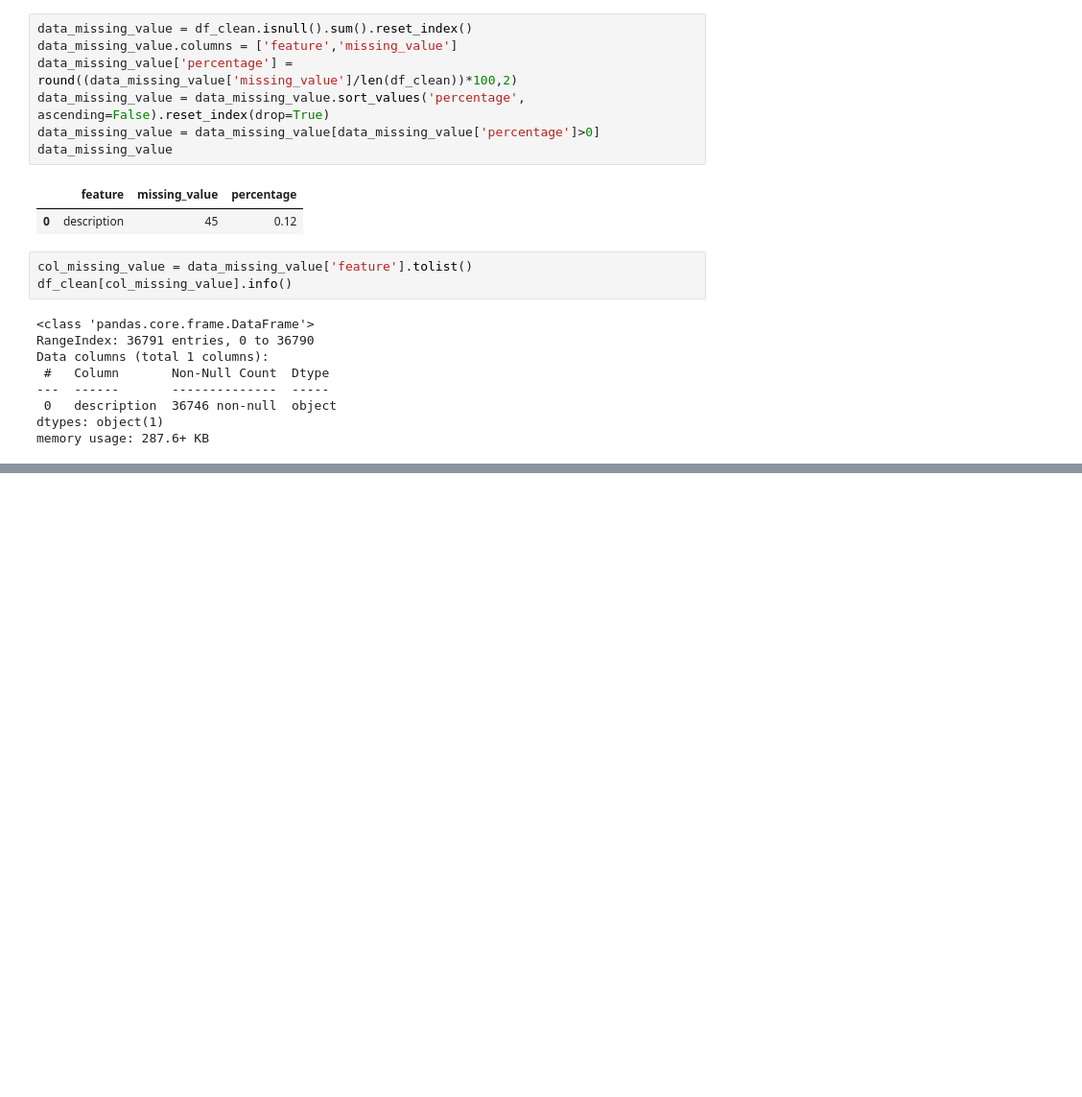
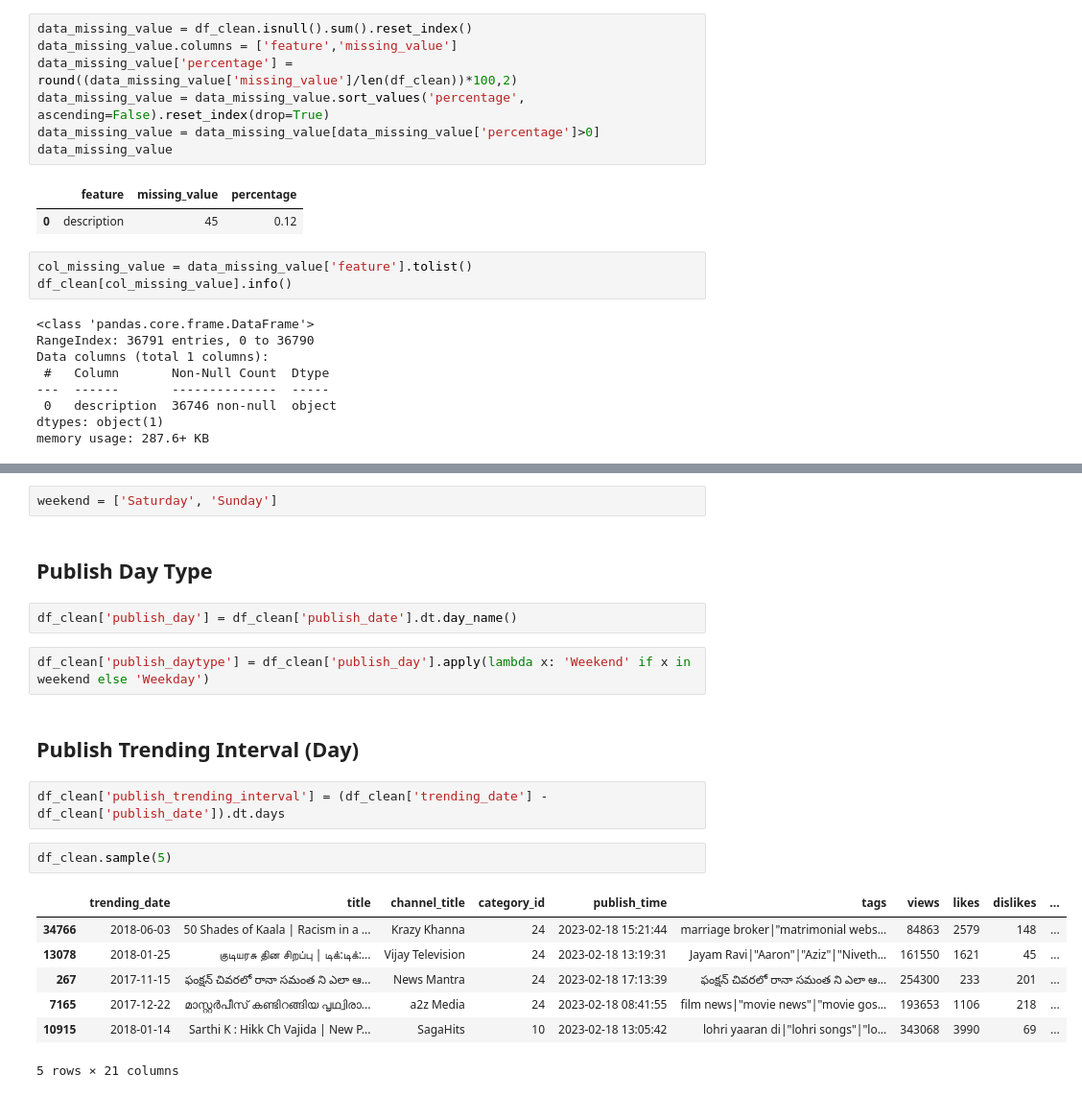
Before and after one commit to dinalnaveen/Analyse-the-relationship-between-metrics-of-YouTube-based-on-YouTube-analytics-by-applying-the-machi, a Jupyter notebook: YouTube Video Views Prediction.ipynb, the cells around one changed output, grey strips where cells are left out. Shown: that part at 96% size. Cells and saved outputs as stored; diff of their text form; blank space fills up the shorter version.

```diff
--- a/YouTube Video Views Prediction.ipynb
+++ b/YouTube Video Views Prediction.ipynb
@@ -180,0 +241,22 @@ memory usage: 287.6+ KB
+# %%
+weekend = ['Saturday', 'Sunday']
+# %% [markdown]
+## Publish Day Type
+# %%
+df_clean['publish_day'] = df_clean['publish_date'].dt.day_name()
+# %%
+df_clean['publish_daytype'] = df_clean['publish_day'].apply(lambda x: 'Weekend' if x in weekend else 'Weekday')
+# %% [markdown]
+## Publish Trending Interval (Day)
+# %%
+df_clean['publish_trending_interval'] = (df_clean['trending_date'] - df_clean['publish_date']).dt.days
+# %%
+df_clean.sample(5)
+# %% [output]
+|  | trending_date | title | channel_title | category_id | publish_time | tags | views | likes | dislikes | ... |
+| 34766 | 2018-06-03 | 50 Shades of Kaala | Racism in a ... | Krazy Khanna | 24 | 2023-02-18 15:21:44 | marriage broker|"matrimonial webs... | 84863 | 2579 | 148 | ... |
+| 13078 | 2018-01-25 | குடியரசு தின சிறப்பு | டிக்:டிக்:... | Vijay Television | 24 | 2023-02-18 13:19:31 | Jayam Ravi|"Aaron"|"Aziz"|"Niveth... | 161550 | 1621 | 45 | ... |
+| 267 | 2017-11-15 | ఫంక్షన్ చివరలో రానా సమంత ని ఎలా ఆ... | News Mantra | 24 | 2023-02-18 17:13:39 | ఫంక్షన్ చివరలో రానా సమంత ని ఎలా ఆ... | 254300 | 233 | 201 | ... |
+| 7165 | 2017-12-22 | മാസ്റ്റർപീസ് കണ്ടിറങ്ങിയ പൃഥ്വിരാ... | a2z Media | 24 | 2023-02-18 08:41:55 | film news|"movie news"|"movie gos... | 193653 | 1106 | 218 | ... |
+| 10915 | 2018-01-14 | Sarthi K : Hikk Ch Vajida | New P... | SagaHits | 10 | 2023-02-18 13:05:42 | lohri yaaran di|"lohri songs"|"lo... | 343068 | 3990 | 69 | ... |
+5 rows × 21 columns
```
Also changed, not shown: parts of 33 cells of this notebook.
